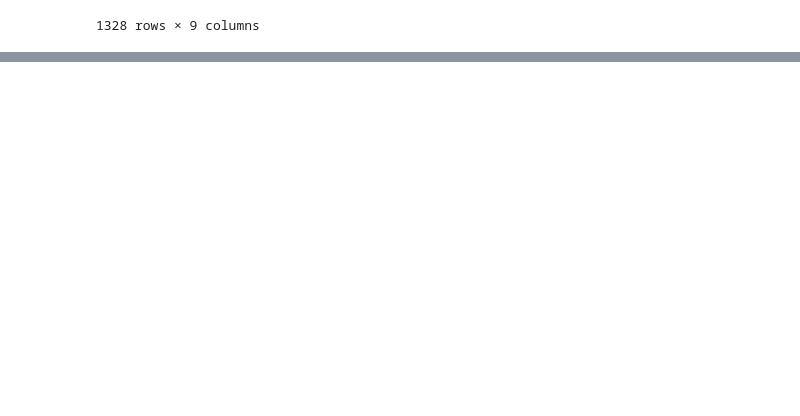
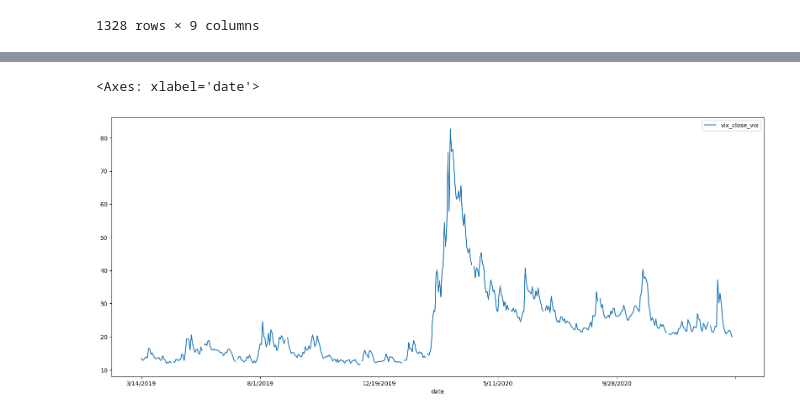
Before and after one commit to p4treina/trade_volume_prediction, a Jupyter notebook: notebooks/EDA.ipynb, the cells around one changed output, grey strips where cells are left out. Saved outputs shown, nothing was run; the diff lists cells and outputs as text; code cells hidden in the pictures; blank space fills up the shorter version.

```diff
--- a/notebooks/EDA.ipynb
+++ b/notebooks/EDA.ipynb
@@ -88,0 +113,5 @@ all_data.iloc[-500:].plot(y='volume_gm', figsize=[20, 8])
+# %%
+all_data.iloc[-500:].plot(y='vix_close_vix', figsize=[20, 8])
+# %% [output]
+<Axes: xlabel='date'>
+[figure, added]
```
Also changed, not shown: parts of 23 cells of this notebook, 2 other files.
